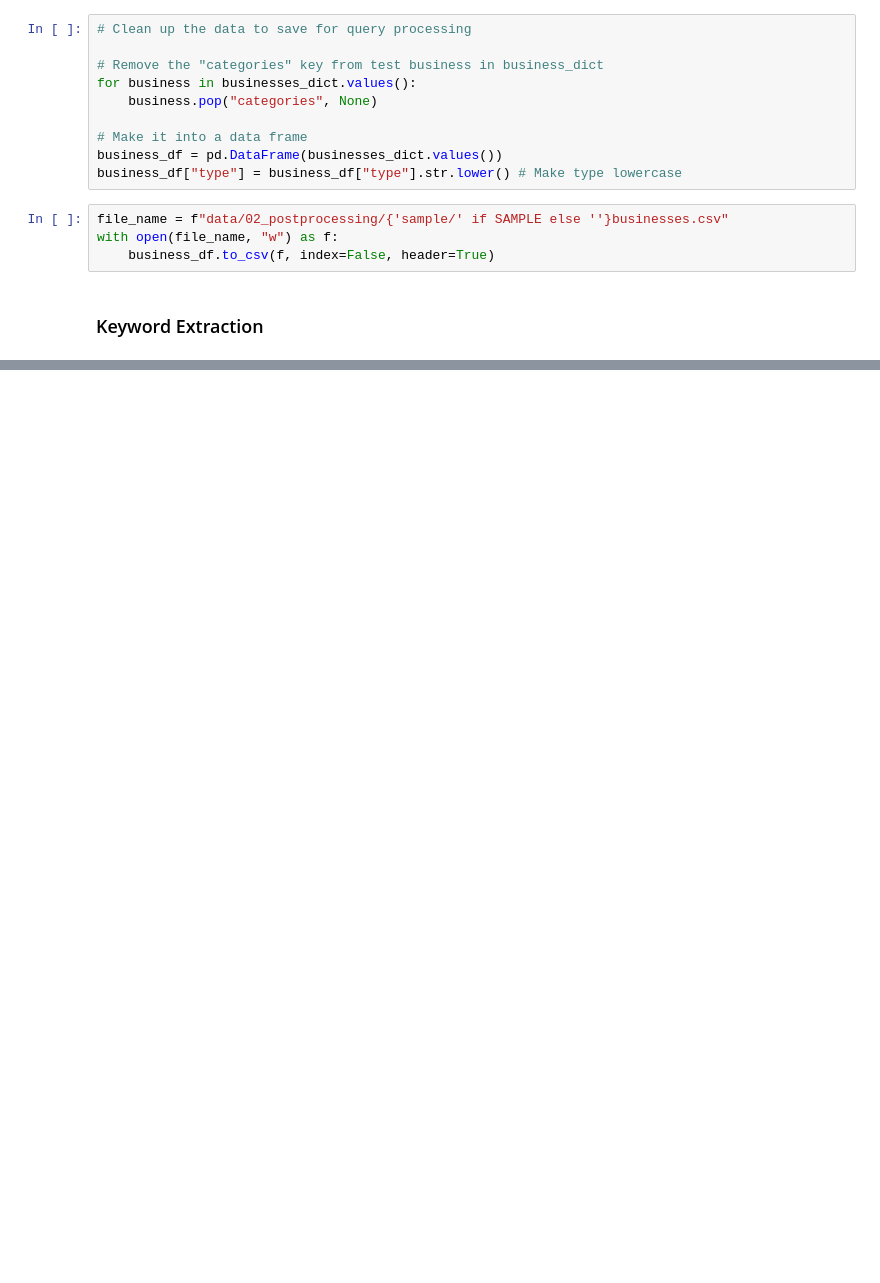
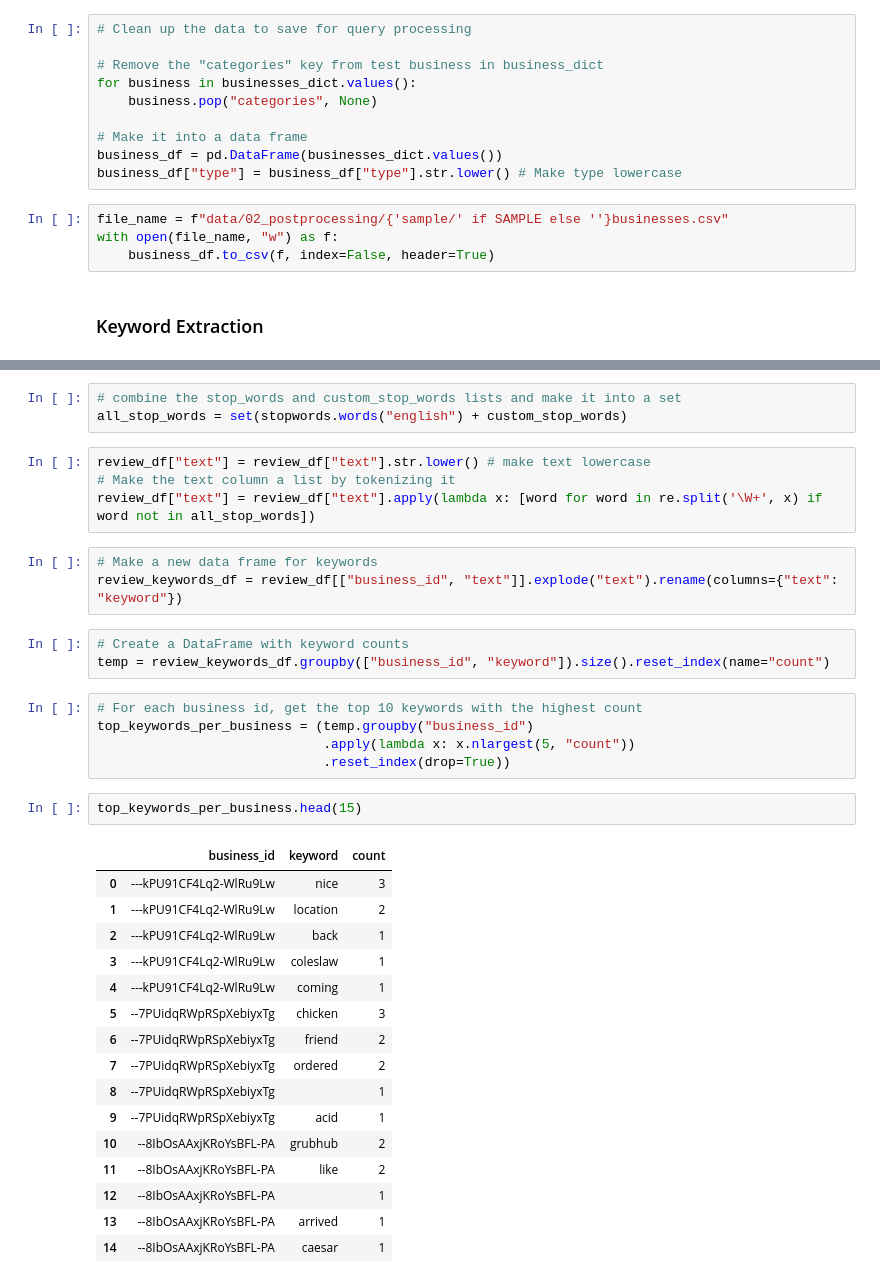
Before and after one commit to CWRU-SUSD-Group-Project/sus-data-science, a Jupyter notebook: 01_preprocessing.ipynb, the cells around one changed output, grey strips where cells are left out. Cells and saved outputs as stored; diff of their text form; blank space fills up the shorter version.

Commit message:
added keyword functionality switching to dataframes

```diff
--- a/01_preprocessing.ipynb
+++ b/01_preprocessing.ipynb
@@ -501,0 +426,37 @@ business_keywords_df
+# %%
+# combine the stop_words and custom_stop_words lists and make it into a set
+all_stop_words = set(stopwords.words("english") + custom_stop_words)
+# %%
+review_df["text"] = review_df["text"].str.lower() # make text lowercase
+# Make the text column a list by tokenizing it
+review_df["text"] = review_df["text"].apply(lambda x: [word for word in re.split('\W+', x) if word not in all_stop_words])
+# %%
+# Make a new data frame for keywords
+review_keywords_df = review_df[["business_id", "text"]].explode("text").rename(columns={"text": "keyword"})
+# %%
+# Create a DataFrame with keyword counts
+temp = review_keywords_df.groupby(["business_id", "keyword"]).size().reset_index(name="count")
+# %%
+# For each business id, get the top 10 keywords with the highest count
+top_keywords_per_business = (temp.groupby("business_id")
+                             .apply(lambda x: x.nlargest(5, "count"))
+                             .reset_index(drop=True))
+# %%
+top_keywords_per_business.head(15)
+# %% [output]
+|  | business_id | keyword | count |
+| 0 | ---kPU91CF4Lq2-WlRu9Lw | nice | 3 |
+| 1 | ---kPU91CF4Lq2-WlRu9Lw | location | 2 |
+| 2 | ---kPU91CF4Lq2-WlRu9Lw | back | 1 |
+| 3 | ---kPU91CF4Lq2-WlRu9Lw | coleslaw | 1 |
+| 4 | ---kPU91CF4Lq2-WlRu9Lw | coming | 1 |
+| 5 | --7PUidqRWpRSpXebiyxTg | chicken | 3 |
+| 6 | --7PUidqRWpRSpXebiyxTg | friend | 2 |
+| 7 | --7PUidqRWpRSpXebiyxTg | ordered | 2 |
+| 8 | --7PUidqRWpRSpXebiyxTg |  | 1 |
+| 9 | --7PUidqRWpRSpXebiyxTg | acid | 1 |
+| 10 | --8IbOsAAxjKRoYsBFL-PA | grubhub | 2 |
+| 11 | --8IbOsAAxjKRoYsBFL-PA | like | 2 |
+| 12 | --8IbOsAAxjKRoYsBFL-PA |  | 1 |
+| 13 | --8IbOsAAxjKRoYsBFL-PA | arrived | 1 |
+| 14 | --8IbOsAAxjKRoYsBFL-PA | caesar | 1 |
```
Also changed, not shown: parts of 21 cells of this notebook, 1 other file.
